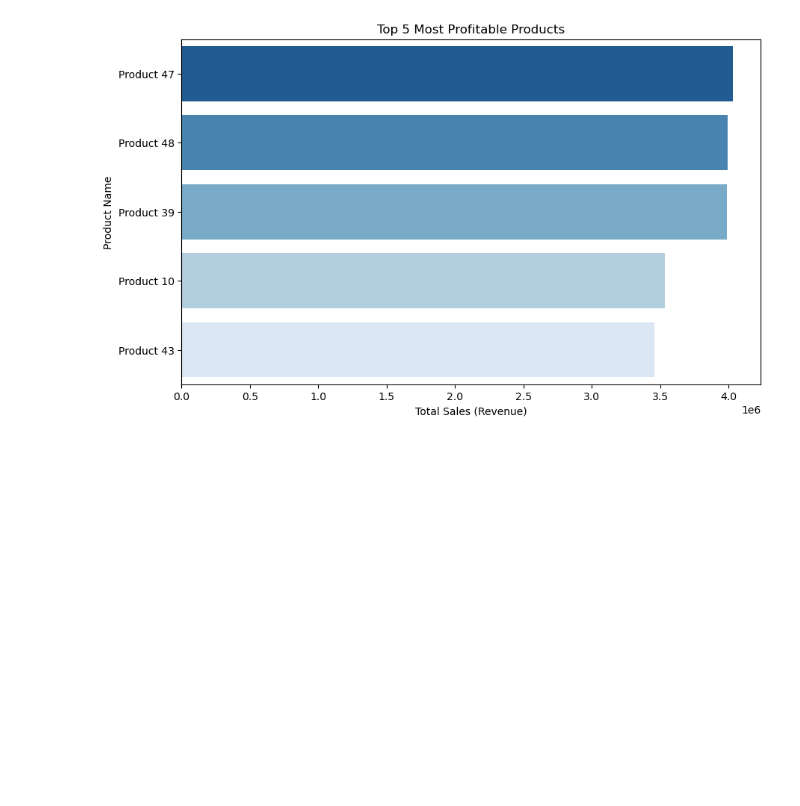
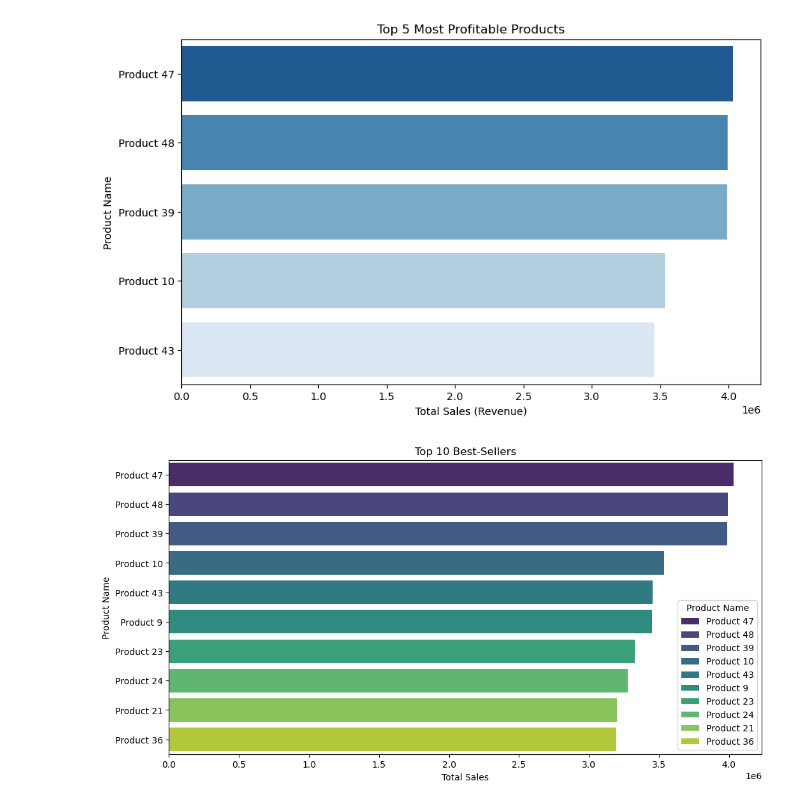
Before and after one commit to sudeepchandragowda/sales_project, a Jupyter notebook: Products Analysis.ipynb, the cells around one changed output. Drawn from its saved outputs; the diff is of its cells as text; code cells hidden in the pictures; blank space fills up the shorter version.

Commit message:
Reworked on Top 10 best selling products

```diff
--- a/Products Analysis.ipynb
+++ b/Products Analysis.ipynb
@@ -47,3 +47,24 @@ plt.title("Top 5 Most Profitable Products")
 plt.show()
 # %% [output]
 [figure]
+# %%
+# Merge sales_transactions with products to get Product Name
+sales_with_products = sales_transactions.merge(products, on="Product ID", how="left")
+
+# Aggregate total sales per product
+product_sales = sales_with_products.groupby("Product Name")["Total Sales"].sum().reset_index()
+
+# Sorting by total sales in descending order
+product_sales = product_sales.sort_values(by="Total Sales", ascending=False)
+
+top_10_products = product_sales.head(10)
+
+plt.figure(figsize=(12,6))
+sns.barplot(x="Total Sales", y="Product Name", data=top_10_products, hue="Product Name", palette="viridis", legend=True)
+plt.xlabel("Total Sales")
+plt.ylabel("Product Name")
+plt.title("Top 10 Best-Sellers")
+
+plt.show()
+# %% [output]
+[figure, added]
```
Also changed, not shown: parts of 2 cells of this notebook.
